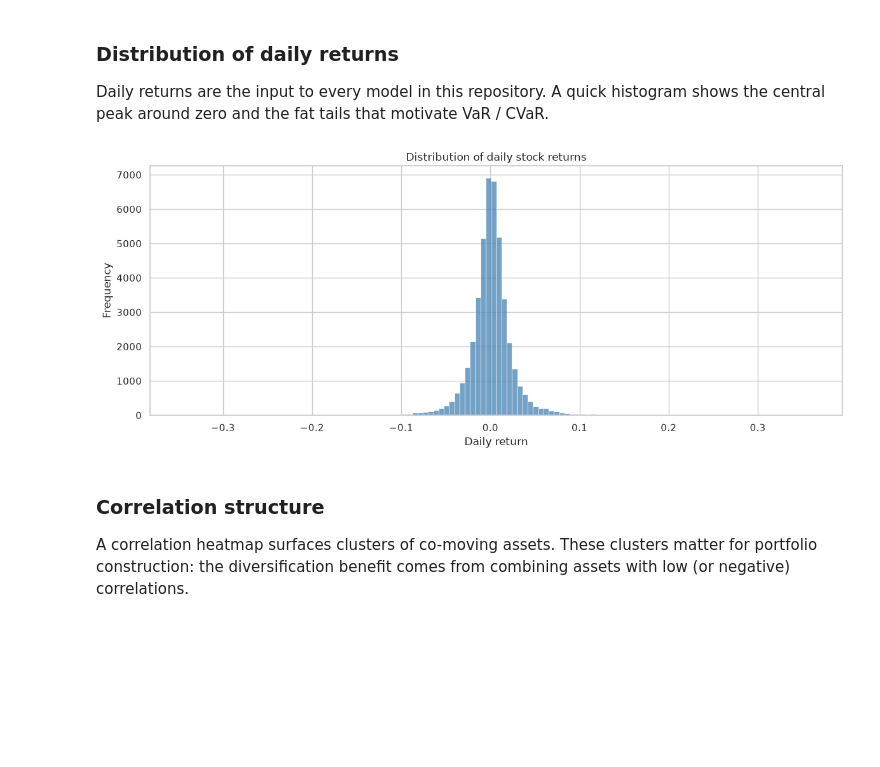
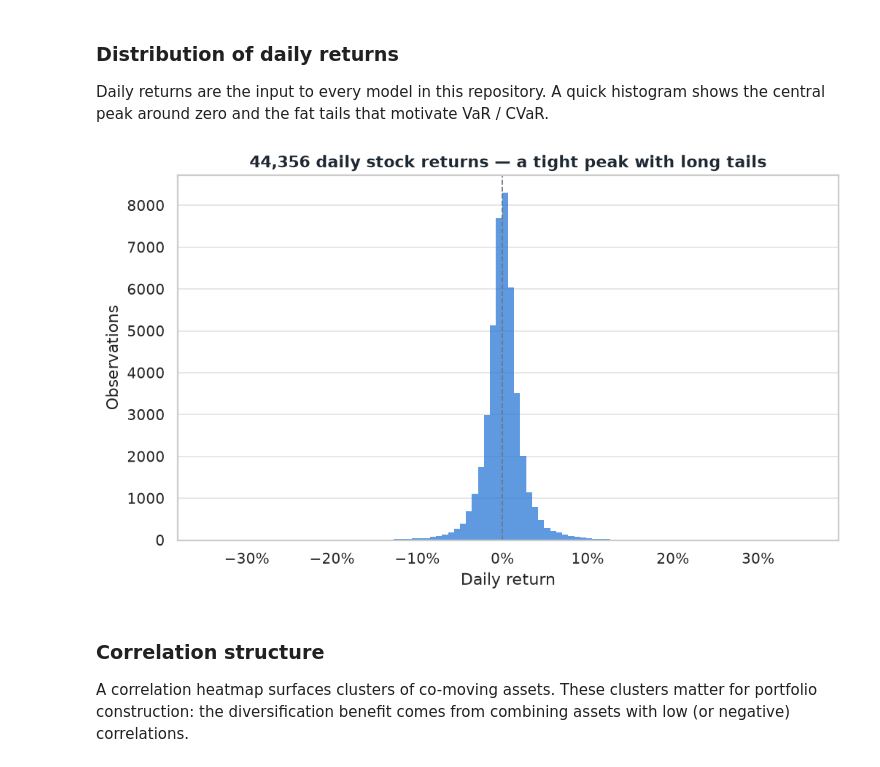
Before and after one commit to nickkats1/Financial-Mathematical-Models, a Jupyter notebook: notebooks/_data_ingestion.ipynb, the cells around one changed output. Cells and saved outputs as stored; diff of their text form; code cells hidden in the pictures; blank space fills up the shorter version.

```diff
--- a/notebooks/_data_ingestion.ipynb
+++ b/notebooks/_data_ingestion.ipynb
@@ -15,12 +10,16 @@ We will:
 `DataIngestion` takes optional `start_date` and `end_date` arguments; when omitted, it falls back to the values in `portfolio.config`.
 # %%
 import matplotlib.pyplot as plt
+import numpy as np
 import seaborn as sns
+from matplotlib.ticker import PercentFormatter
 
-from portfolio.data import DataIngestion
+from portfolio.data import DataIngestion, compute_returns
+
+BLUE, ORANGE, RED = "#2a78d6", "#eb6834", "#e34948"
+INK, MUTED, GRID = "#1f2933", "#6b7785", "#e3e6ea"
 
 sns.set_theme(style="whitegrid")
-plt.rcParams["figure.figsize"] = (12, 5)
 
 ingestion = DataIngestion()
 f"window: {ingestion.start_date} → {ingestion.end_date}"
@@ -31,6 +30,6 @@ f"window: {ingestion.start_date} → {ingestion.end_date}"
 
 Each `get_*_prices` method returns a DataFrame indexed by date with one column per ticker. Tickers are sorted alphabetically and rows containing NaN values are dropped.
 # %%
-stock_prices = ingestion.get_stock_prices()
+stock_prices = ingestion.get_asset_class_prices("stocks")
 stock_prices.tail()
 # %% [output]
@@ -94,4 +94,4 @@ plt.show()
 # %%
-stock_returns = DataIngestion.compute_returns(stock_prices)
+stock_returns = compute_returns(stock_prices)
 stock_returns.tail()
 # %% [output]
@@ -108,15 +108,18 @@ stock_returns.tail()
 
 Daily returns are the input to every model in this repository. A quick histogram shows the central peak around zero and the fat tails that motivate VaR / CVaR.
 # %%
+daily = stock_returns.stack()
+
 fig, ax = plt.subplots()
-sns.histplot(stock_returns.stack(), bins=120, ax=ax, color="steelblue")
-ax.set_title("Distribution of daily stock returns")
+sns.histplot(daily, bins=100, ax=ax, color=BLUE, edgecolor="none")
+ax.axvline(0, color=MUTED, linestyle="--", linewidth=1)
+ax.xaxis.set_major_formatter(PercentFormatter(xmax=1, decimals=0))
 ax.set_xlabel("Daily return")
-ax.set_ylabel("Frequency")
-fig.tight_layout()
+ax.set_ylabel("Observations")
+ax.set_title(f"{len(daily):,} daily stock returns — a tight peak with long tails")
 plt.show()
 # %% [output]
-[figure, old version]
+[figure, new version]
 # %% [markdown]
 ### Correlation structure
 
```
Also changed, not shown: parts of 15 cells of this notebook, 54 other files.
